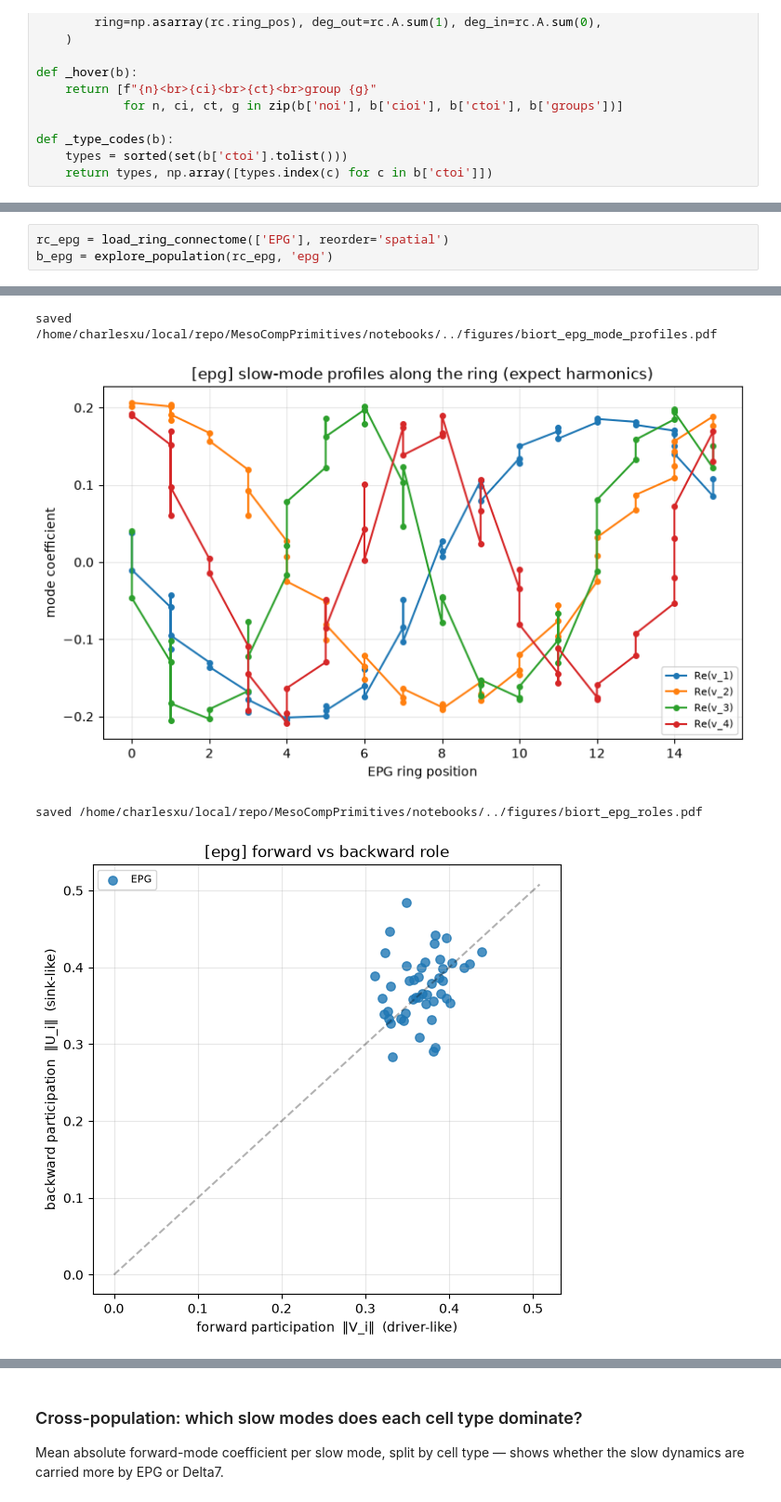
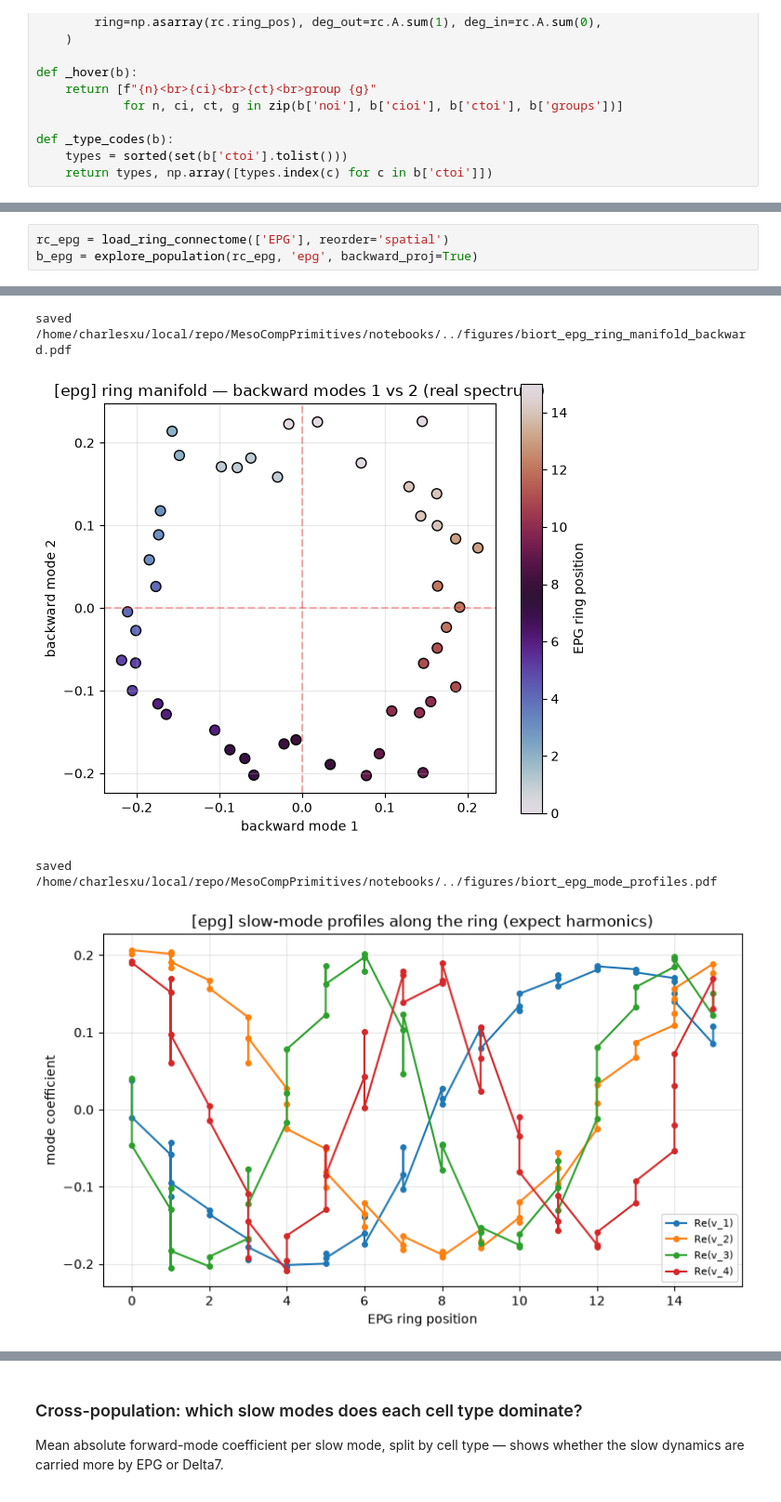
Before and after one commit to CharlesXu-Jingyue/MesoCompPrimitives, a Jupyter notebook: notebooks/biort_embedding_exploration.ipynb, the cells around one changed output, grey strips where cells are left out. Shown at 93% size. Drawn from its saved outputs; the diff is of its cells as text.

```diff
--- a/notebooks/biort_embedding_exploration.ipynb
+++ b/notebooks/biort_embedding_exploration.ipynb
@@ -227,16 +240,16 @@ ordering so the ring coordinate is well defined for every node.
 # %%
 rc_epg = load_ring_connectome(['EPG'], reorder='spatial')
-b_epg = explore_population(rc_epg, 'epg')
+b_epg = explore_population(rc_epg, 'epg', backward_proj=True)
 # %% [output]
 [epg] n=46  k=8  groups=8  fidelity=3.3445
 [epg] genuinely oscillatory slow modes (|Im|/|Re|>0.1): 0/8
 saved /home/charlesxu/local/repo/MesoCompPrimitives/notebooks/../figures/biort_epg_spectrum.pdf
 [figure]
 saved /home/charlesxu/local/repo/MesoCompPrimitives/notebooks/../figures/biort_epg_pairgrid.pdf
 [figure]
 saved /home/charlesxu/local/repo/MesoCompPrimitives/notebooks/../figures/biort_epg_ring_manifold.pdf
 [figure]
-saved /home/charlesxu/local/repo/MesoCompPrimitives/notebooks/../figures/biort_epg_mode_profiles.pdf
+saved /home/charlesxu/local/repo/MesoCompPrimitives/notebooks/../figures/biort_epg_ring_manifold_backward.pdf
-[figure, old version]
+[figure, new version]
-saved /home/charlesxu/local/repo/MesoCompPrimitives/notebooks/../figures/biort_epg_roles.pdf
+saved /home/charlesxu/local/repo/MesoCompPrimitives/notebooks/../figures/biort_epg_mode_profiles.pdf
-[figure, old version]
+[figure, new version]
```
Also changed, not shown: parts of 6 cells of this notebook, 16 other files.
